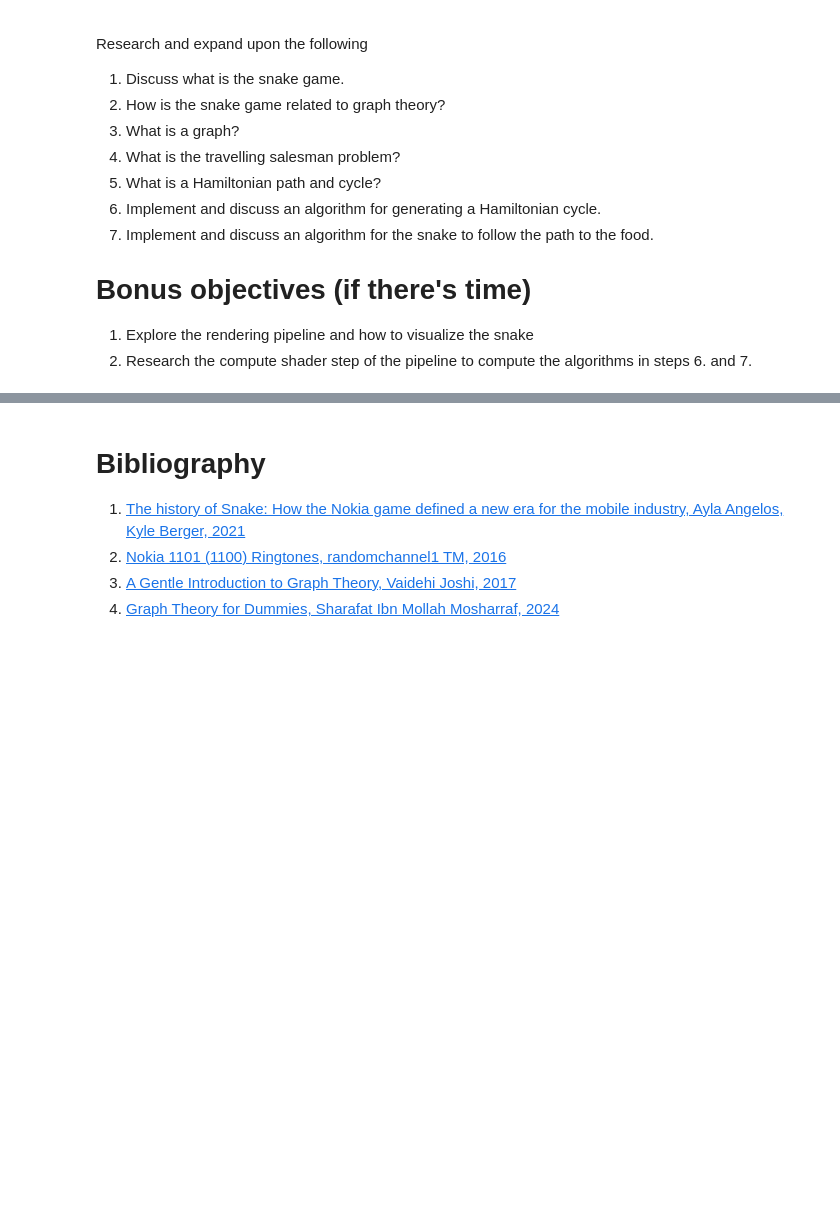
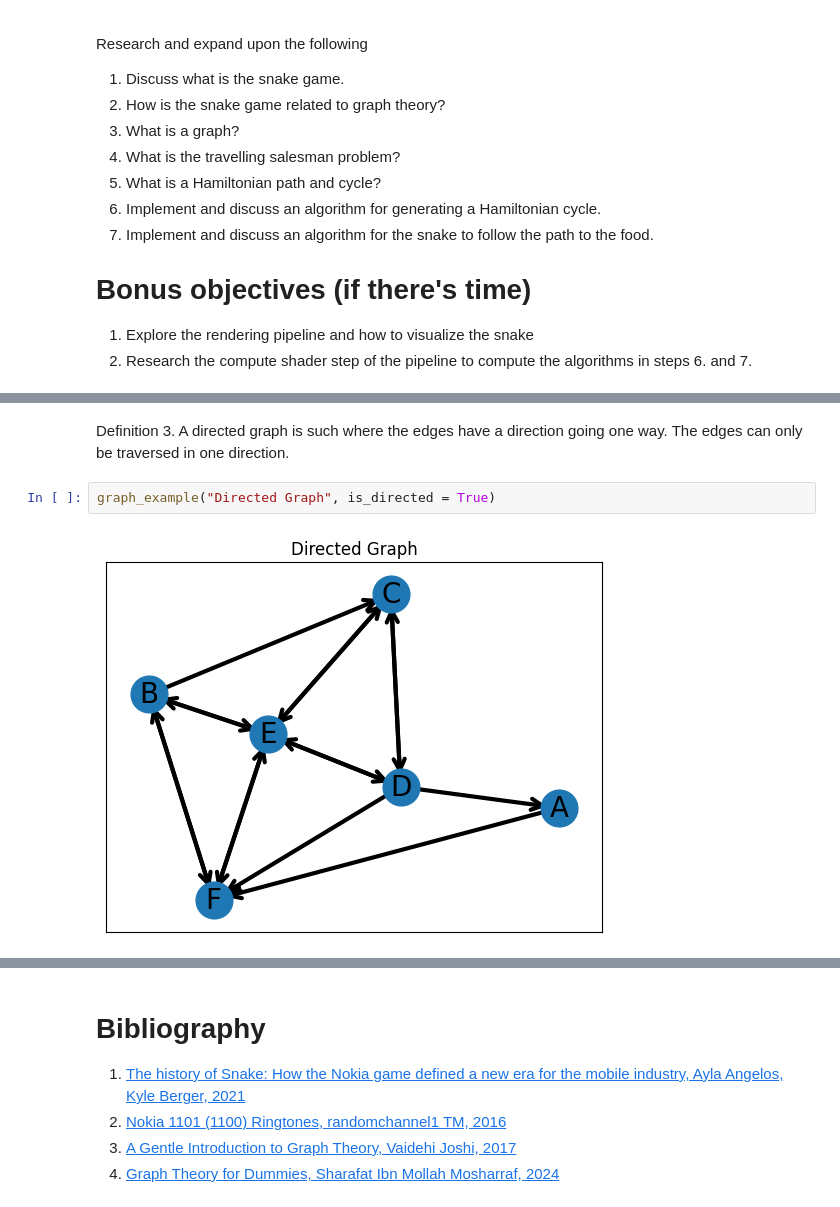
Before and after one commit to SimoAngelov/TravelingSnake, a Jupyter notebook: TheTravelingSnake.ipynb, the cells around one changed output, grey strips where cells are left out. Saved outputs shown, nothing was run; the diff lists cells and outputs as text; blank space fills up the shorter version.

```diff
--- a/TheTravelingSnake.ipynb
+++ b/TheTravelingSnake.ipynb
@@ -54,0 +153,6 @@ Graph Theory is the study of graphs.
+# %% [markdown]
+Definition 3. A directed graph is such where the edges have a direction going one way. The edges can only be traversed in one direction.
+# %%
+graph_example("Directed Graph", is_directed = True)
+# %% [output]
+[figure, added]
```
Also changed, not shown: parts of 10 cells of this notebook.
